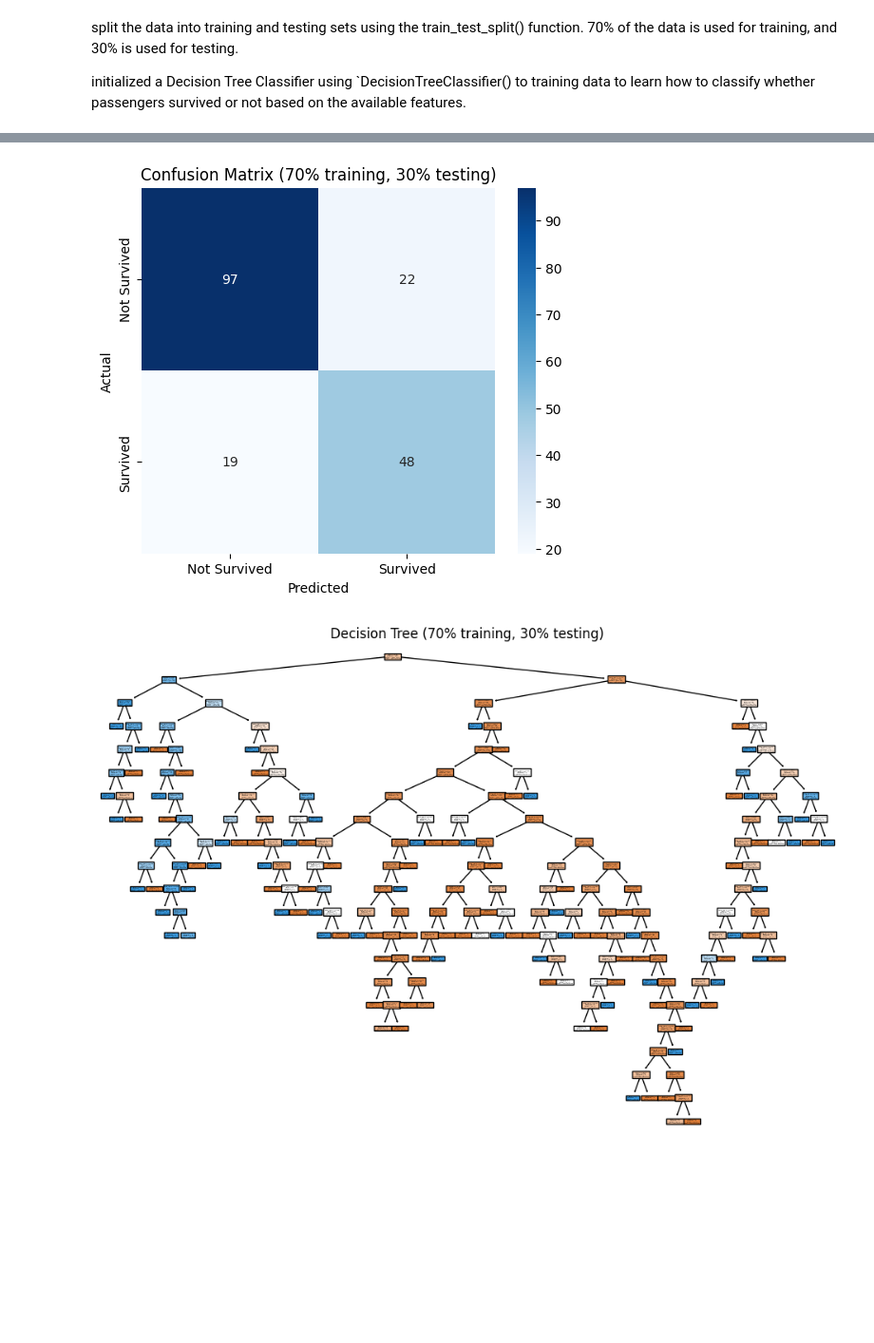
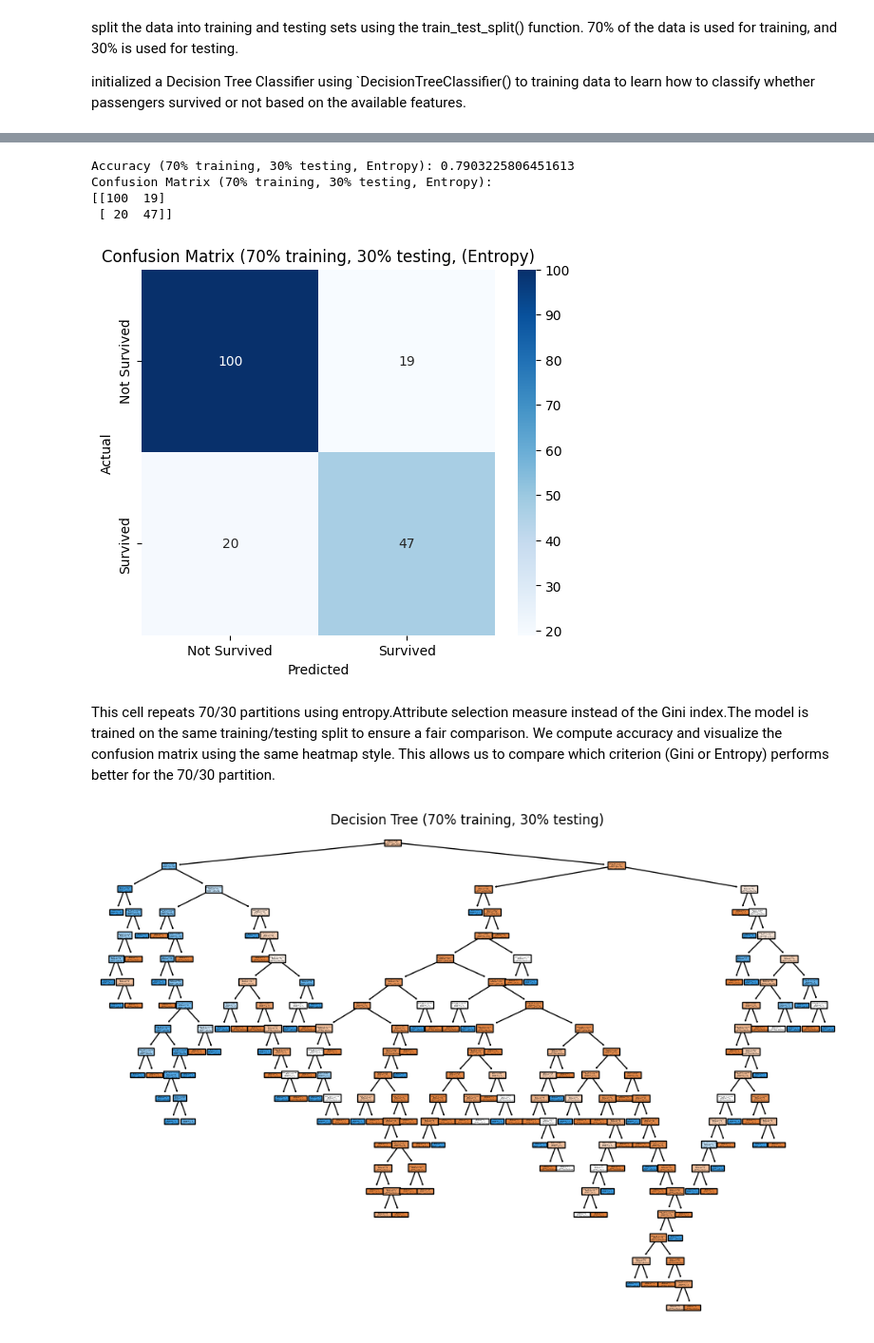
Before and after one commit to Leenasmk3/IT326-DataMining-Project, a Jupyter notebook: phase3.ipynb, the cells around one changed output, grey strips where cells are left out. Shown at 95% size. Cells and saved outputs as stored; diff of their text form; code cells hidden in the pictures; blank space fills up the shorter version.

```diff
--- a/phase3.ipynb
+++ b/phase3.ipynb
@@ -200,12 +212,39 @@ Confusion Matrix (70% training, 30% testing):
 # %%
+# 70% training, 30% testing using Entropy (Information Gain)
+
+model_70_entropy = DecisionTreeClassifier(criterion='entropy', random_state=42)
+
+# model training
+model_70_entropy.fit(X_train_70, y_train_70)
+
+y_pred_70_entropy = model_70_entropy.predict(X_test_30)
+
+# accuracy calculation
+accuracy_70_entropy = accuracy_score(y_test_30, y_pred_70_entropy)
+print(f'Accuracy (70% training, 30% testing, Entropy): {accuracy_70_entropy}')
+
+# confusion matrix
+cm_70_entropy = confusion_matrix(y_test_30, y_pred_70_entropy)
+print("Confusion Matrix (70% training, 30% testing, Entropy):")
+print(cm_70_entropy)
+
+
 plt.figure(figsize=(6, 5))
-sns.heatmap(cm_70, annot=True, fmt='d', cmap='Blues', xticklabels=['Not Survived', 'Survived'], yticklabels=['Not Survived', 'Survived'])
-plt.title('Confusion Matrix (70% training, 30% testing)')
+sns.heatmap(cm_70_entropy, annot=True, fmt='d', cmap='Blues',
+            xticklabels=['Not Survived', 'Survived'],
+            yticklabels=['Not Survived', 'Survived'])
+plt.title('Confusion Matrix (70% training, 30% testing, (Entropy)')
 plt.xlabel('Predicted')
 plt.ylabel('Actual')
 plt.show()
 # %% [output]
+Accuracy (70% training, 30% testing, Entropy): 0.7903225806451613
+Confusion Matrix (70% training, 30% testing, Entropy):
+[[100  19]
+ [ 20  47]]
-[figure, old version]
+[figure, new version]
+# %% [markdown]
+This cell repeats 70/30 partitions using entropy.Attribute selection measure instead of the  Gini index.The model is trained on the same training/testing split to ensure a fair comparison. We compute accuracy and visualize the confusion matrix using the same heatmap style. This allows us to compare which criterion (Gini or Entropy) performs better for the 70/30 partition.
 # %%
 import matplotlib.pyplot as plt
 plt.figure(figsize=(12, 8))
```
Also changed, not shown: parts of 11 cells of this notebook.
